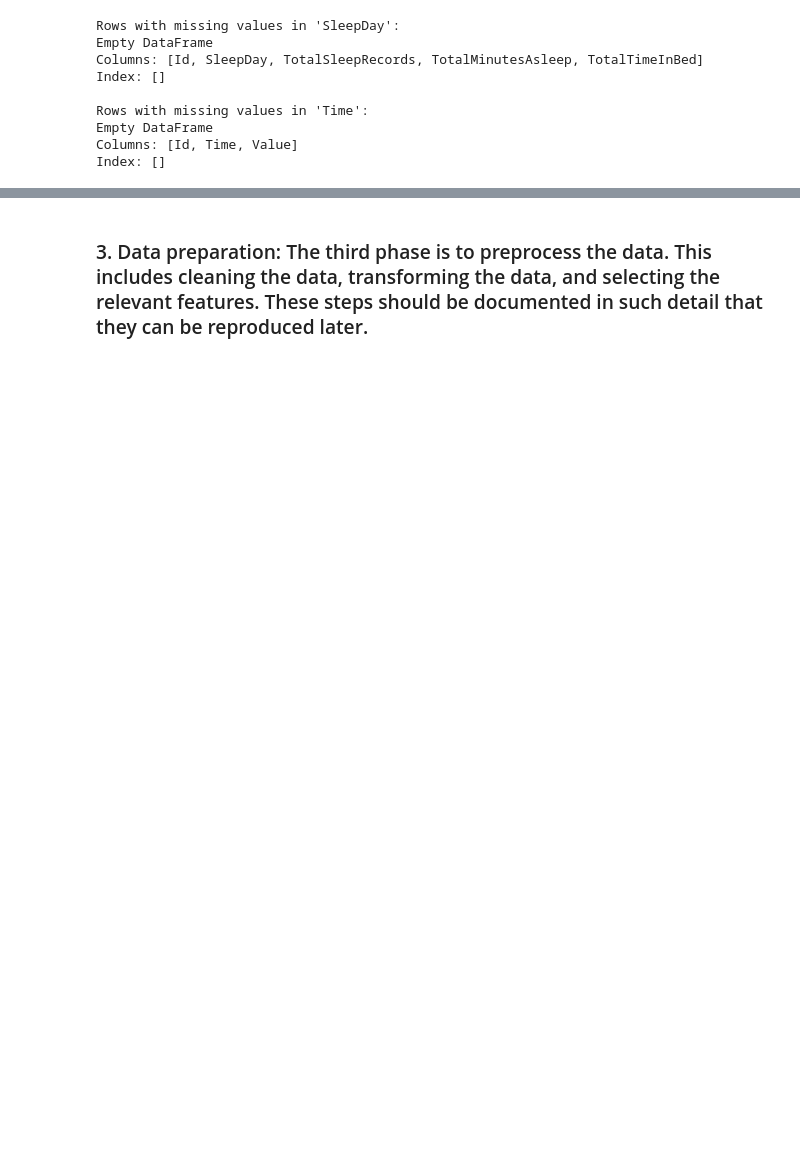
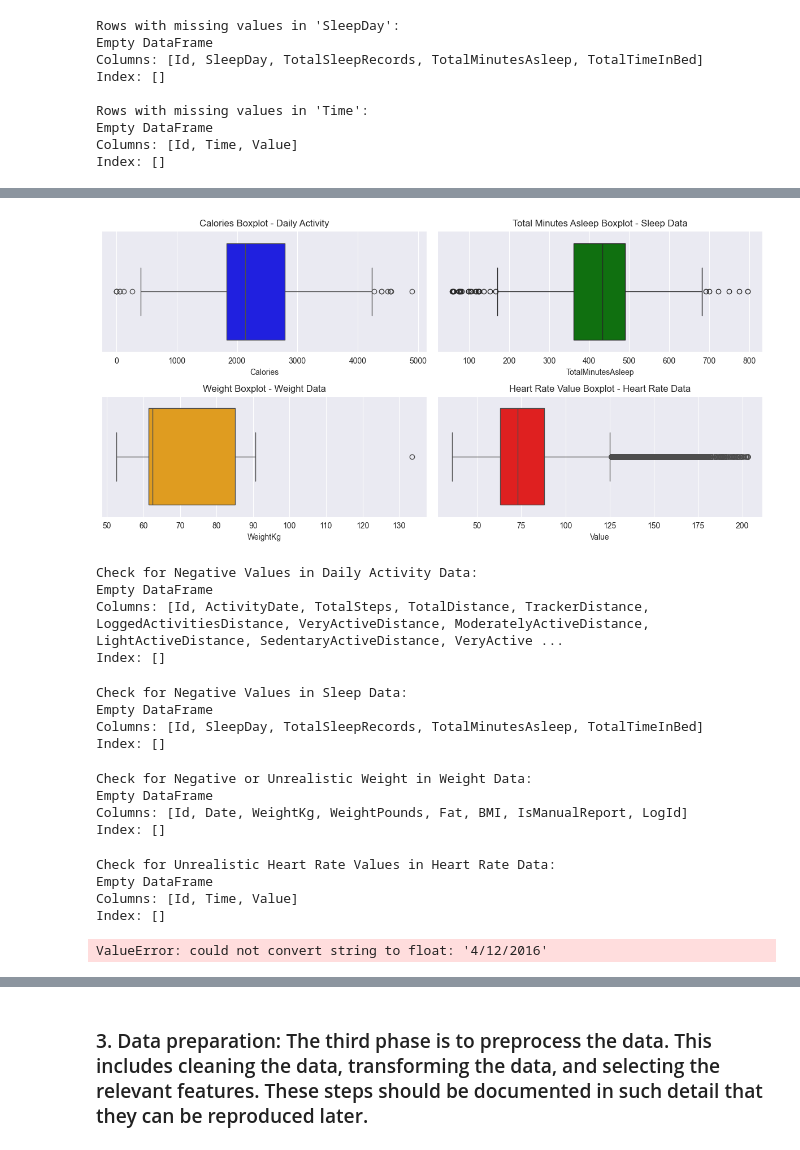
Before and after one commit to kismet85/dkkoAssignments, a Jupyter notebook: Projekti/Uni_ja_liikuntatottumukset.ipynb, the cells around one changed output, grey strips where cells are left out. Cells and saved outputs as stored; diff of their text form; code cells hidden in the pictures; blank space fills up the shorter version.

```diff
--- a/Projekti/Uni_ja_liikuntatottumukset.ipynb
+++ b/Projekti/Uni_ja_liikuntatottumukset.ipynb
@@ -202,0 +243,71 @@ plt.show()
+# %%
+
+# Step 5: Check for outliers using boxplots
+plt.figure(figsize=(12, 6))
+
+# Boxplot for Daily Activity Calories
+plt.subplot(2, 2, 1)
+sns.boxplot(x=daily_activity['Calories'], color='blue')
+plt.title('Calories Boxplot - Daily Activity')
+
+# Boxplot for Sleep TotalMinutesAsleep
+plt.subplot(2, 2, 2)
+sns.boxplot(x=sleep_data['TotalMinutesAsleep'], color='green')
+plt.title('Total Minutes Asleep Boxplot - Sleep Data')
+
+# Boxplot for Weight
+plt.subplot(2, 2, 3)
+sns.boxplot(x=weight_data['WeightKg'], color='orange')
+plt.title('Weight Boxplot - Weight Data')
+
+# Boxplot for Heart Rate Value
+plt.subplot(2, 2, 4)
+sns.boxplot(x=heartrate_data['Value'], color='red')
+plt.title('Heart Rate Value Boxplot - Heart Rate Data')
+
+plt.tight_layout()
+plt.show()
+# %% [output]
+[figure, added]
+# %%
+
+print("Check for Negative Values in Daily Activity Data:")
+print(daily_activity[daily_activity['Calories'] < 0], '\n')
+# %% [output]
+Check for Negative Values in Daily Activity Data:
+Empty DataFrame
+Columns: [Id, ActivityDate, TotalSteps, TotalDistance, TrackerDistance, LoggedActivitiesDistance, VeryActiveDistance, ModeratelyActiveDistance, LightActiveDistance, SedentaryActiveDistance, VeryActive ...
+Index: []
+# %%
+
+print("Check for Negative Values in Sleep Data:")
+print(sleep_data[sleep_data['TotalMinutesAsleep'] < 0], '\n')
+# %% [output]
+Check for Negative Values in Sleep Data:
+Empty DataFrame
+Columns: [Id, SleepDay, TotalSleepRecords, TotalMinutesAsleep, TotalTimeInBed]
+Index: []
+# %%
+
+print("Check for Negative or Unrealistic Weight in Weight Data:")
+print(weight_data[weight_data['WeightKg'] < 0], '\n')
+# %% [output]
+Check for Negative or Unrealistic Weight in Weight Data:
+Empty DataFrame
+Columns: [Id, Date, WeightKg, WeightPounds, Fat, BMI, IsManualReport, LogId]
+Index: []
+# %%
+
+print("Check for Unrealistic Heart Rate Values in Heart Rate Data:")
+print(heartrate_data[heartrate_data['Value'] < 0], '\n')
+# %% [output]
+Check for Unrealistic Heart Rate Values in Heart Rate Data:
+Empty DataFrame
+Columns: [Id, Time, Value]
+Index: []
+# %%
+correlation_daily_activity = daily_activity.corr()
+print("Correlation Matrix - Daily Activity Data:")
+print(correlation_daily_activity, '\n')
+# %% [output]
+ValueError: could not convert string to float: '4/12/2016'
```
Also changed, not shown: parts of 19 cells of this notebook.
